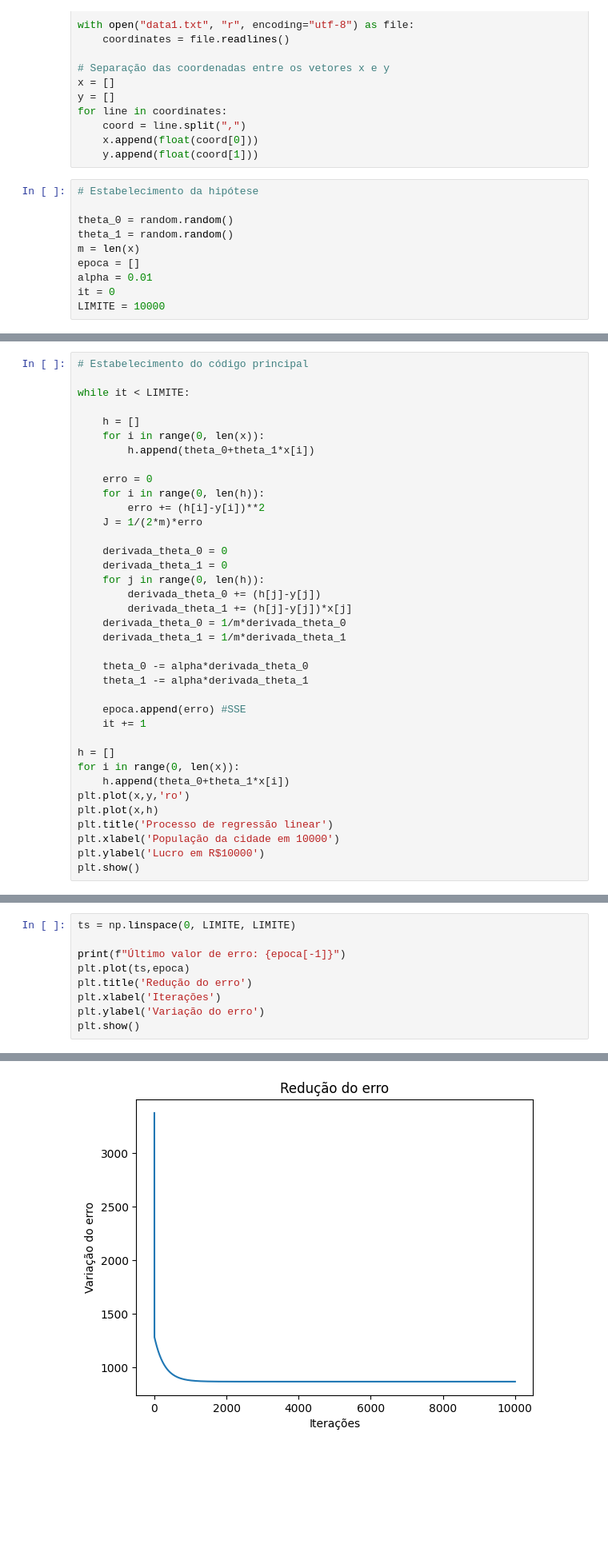
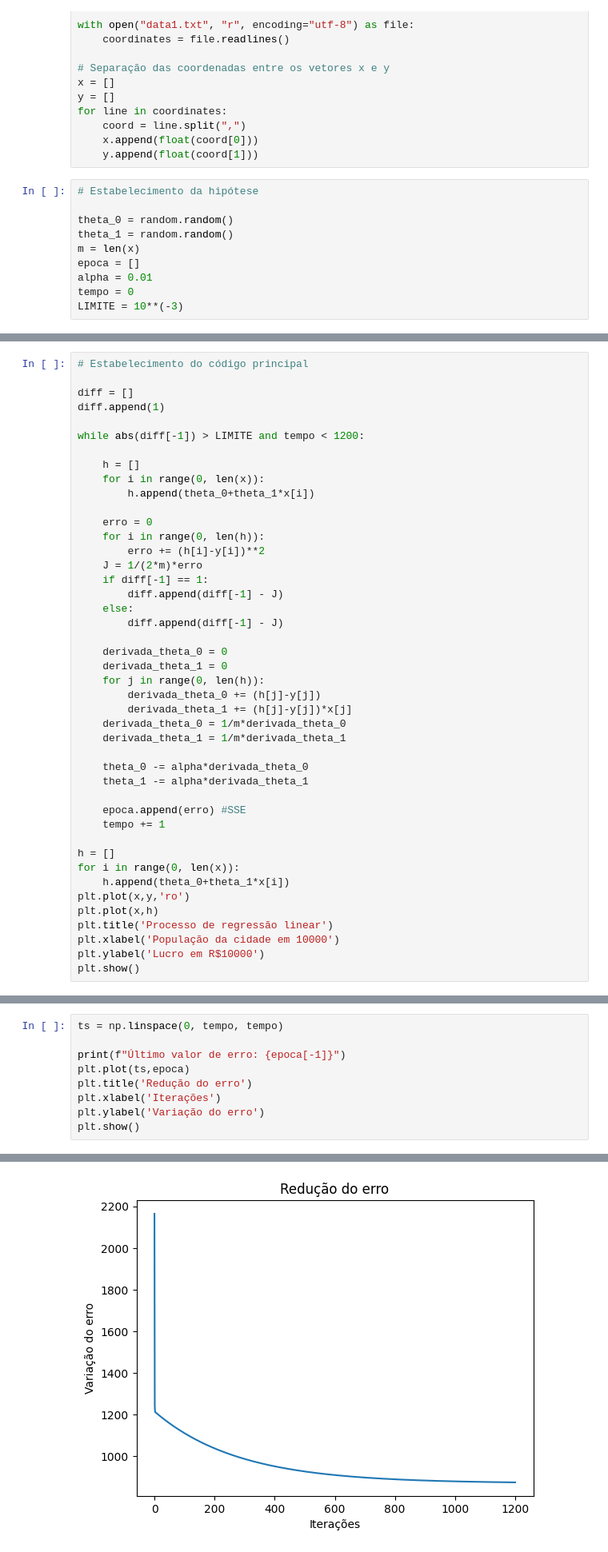
Before and after one commit to GabrielSiqueira1/Computational-Intelligence, a Jupyter notebook: regressao-linear-uma-variavel.ipynb, the cells around one changed output, grey strips where cells are left out. Shown at 80% size. Saved outputs shown, nothing was run; the diff lists cells and outputs as text; blank space fills up the shorter version.

```diff
--- a/regressao-linear-uma-variavel.ipynb
+++ b/regressao-linear-uma-variavel.ipynb
@@ -31,8 +31,8 @@ theta_1 = random.random()
 m = len(x)
 epoca = []
 alpha = 0.01
-it = 0
-LIMITE = 10000
+tempo = 0
+LIMITE = 10**(-3)
 # %%
 plt.plot(x,y,'ro')
 plt.title('Amostra dos dados do arquivo 1')
@@ -44,7 +44,10 @@ plt.show()
 # %%
 # Estabelecimento do código principal
 
-while it < LIMITE:
+diff = []
+diff.append(1)
+
+while abs(diff[-1]) > LIMITE and tempo < 1200:
 
     h = []
     for i in range(0, len(x)):
@@ -54,6 +57,10 @@ while it < LIMITE:
     for i in range(0, len(h)):
         erro += (h[i]-y[i])**2
     J = 1/(2*m)*erro
+    if diff[-1] == 1:
+        diff.append(diff[-1] - J)
+    else:
+        diff.append(diff[-1] - J)
 
     derivada_theta_0 = 0
     derivada_theta_1 = 0
@@ -67,7 +74,7 @@ while it < LIMITE:
     theta_1 -= alpha*derivada_theta_1
 
     epoca.append(erro) #SSE
-    it += 1
+    tempo += 1
 
 h = []
 for i in range(0, len(x)):
@@ -83,5 +90,5 @@ plt.show()
 # %%
-ts = np.linspace(0, LIMITE, LIMITE)
+ts = np.linspace(0, tempo, tempo)
 
 print(f"Último valor de erro: {epoca[-1]}")
 plt.plot(ts,epoca)
@@ -94 +101 @@ plt.show()
-[figure, old version]
+[figure, new version]
```
Also changed, not shown: parts of 2 cells of this notebook.
